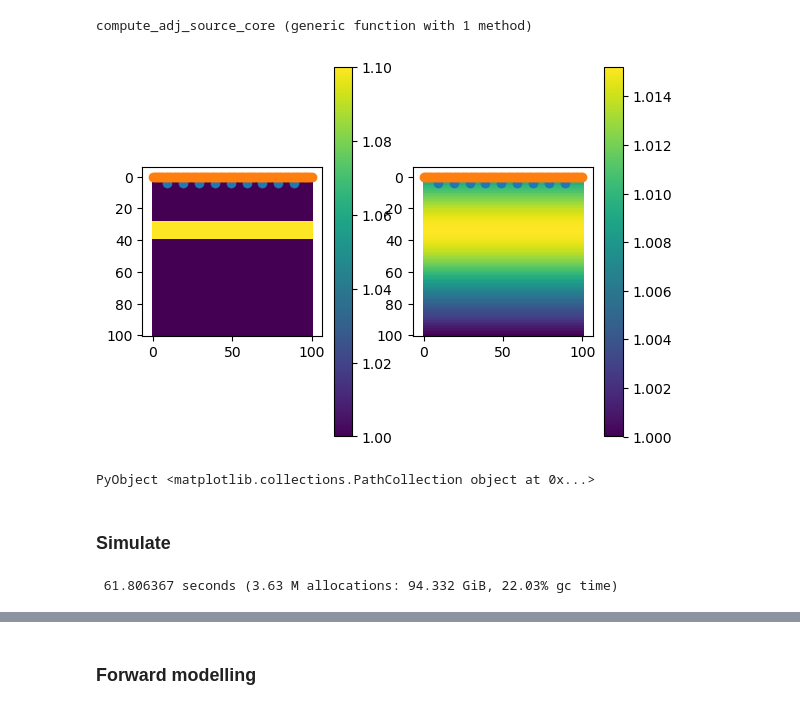
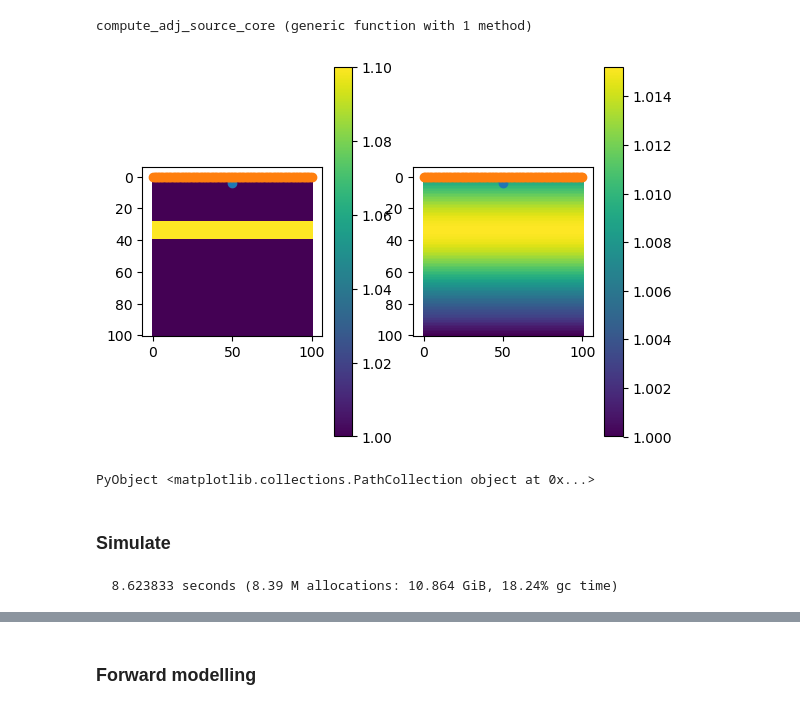
Before and after one commit to zzar43/OT_test_code, a Jupyter notebook: Report5_W2_FWI1.ipynb, the cells around one changed output, grey strips where cells are left out. Drawn from its saved outputs; the diff is of its cells as text; code cells hidden in the pictures.

```diff
--- a/Report5_W2_FWI1.ipynb
+++ b/Report5_W2_FWI1.ipynb
@@ -18,7 +18,7 @@ t = range(0, length=Nt, step=dt);
 # source
 # f = sin.(2*pi*5*t);
 f = source_ricker(5,0.2,t)
-source_num = 9
+source_num = 1
 source = zeros(Nt, source_num);
 for i = 1:source_num
     source[:,i] = f;
@@ -26,36 +26,37 @@ end
 source_position = zeros(Int, source_num, 2);
 for i = 1:source_num
     source_position[i,1] = 5;
-    source_position[i,2] = 10*i;
+#     source_position[i,2] = 10*i;
+    source_position[i,2] = 51;
 end
 
 # receiver
 receiver_num = 101;
 receiver_position = zeros(Int, receiver_num, 2);
 for i = 1:receiver_num
     receiver_position[i,1] = 1
     receiver_position[i,2] = i
 end
 
 # model
 c = 1*ones(Nx,Ny);
 rho = 1*ones(Nx,Ny);
 c[30:40,:] .= 1.1;
 
 using ImageFiltering
 c0 = imfilter(c, Kernel.gaussian(30));
 
 subplot(121)
 imshow(c); colorbar()
 scatter(source_position[:,2].-1, source_position[:,1].-1)
 scatter(receiver_position[:,2].-1, receiver_position[:,1].-1)
 
 subplot(122)
 imshow(c0); colorbar()
 scatter(source_position[:,2].-1, source_position[:,1].-1)
 scatter(receiver_position[:,2].-1, receiver_position[:,1].-1)
 # %% [output]
-[figure, old version]
+[figure, new version]
 PyObject <matplotlib.collections.PathCollection object at 0x...>
 # %%
 a = 1 ./ (c.^2 .* rho);
@@ -65,5 +66,5 @@ a0 = 1 ./ (c0.^2 .* rho);
 # %%
 @time received_data, wavefield = multi_solver(c, rho, Nx, Ny, Nt, h, dt, source, source_position, receiver_position);
 # %% [output]
- 61.806367 seconds (3.63 M allocations: 94.332 GiB, 22.03% gc time)
+  8.623833 seconds (8.39 M allocations: 10.864 GiB, 18.24% gc time)
 # %%
```
Also changed, not shown: parts of 9 cells of this notebook, 1 other file.
